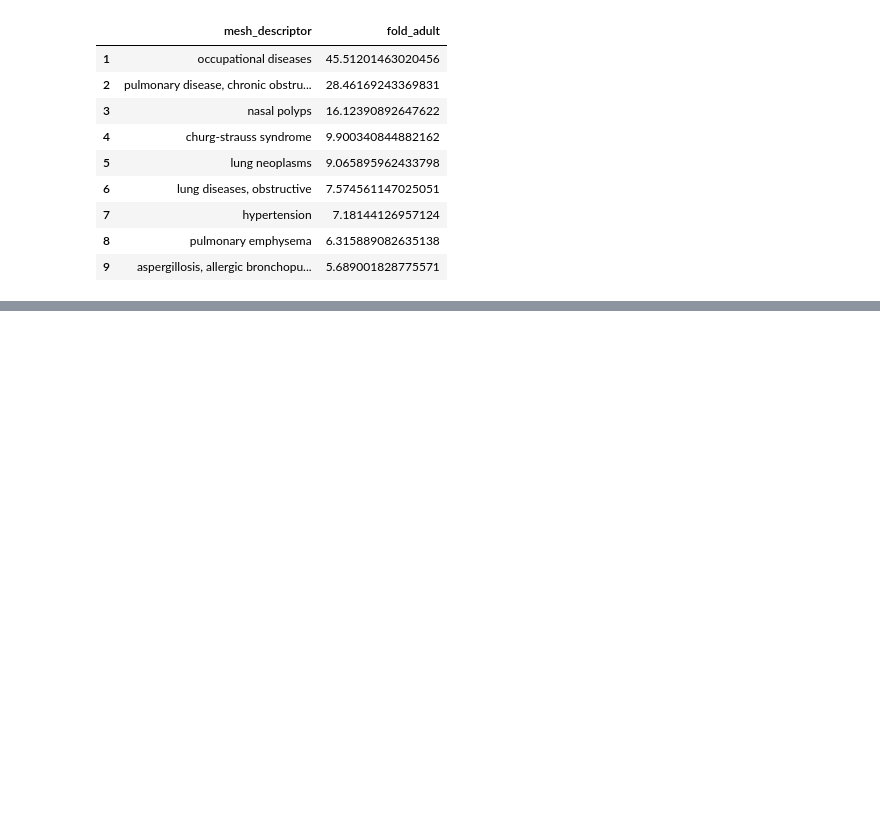
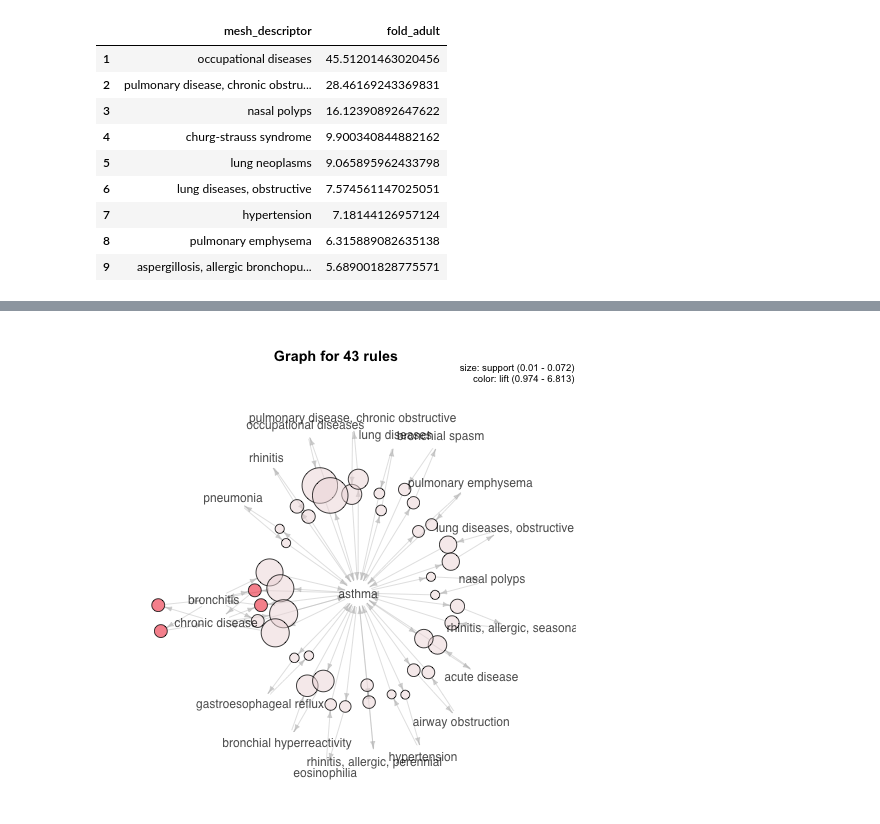
Before and after one commit to jasonk33/PubMedAsthma, a Jupyter notebook: JupyterNotebook.ipynb, the cells around one changed output, grey strips where cells are left out. Cells and saved outputs as stored; diff of their text form; code cells hidden in the pictures; blank space fills up the shorter version.

```diff
--- a/JupyterNotebook.ipynb
+++ b/JupyterNotebook.ipynb
@@ -633,3 +384,9 @@ WARNING: RCall.jl: Warning: Unknown control parameters: k
+# %%
+@suppress_err begin
+    arules_viz(itemsets_adult, "graph")
+end;
+# %% [output]
+[figure, added]
 # %%
 mysql_disconnect(db_ped)
 mysql_disconnect(db_adult)
```
Also changed, not shown: parts of 37 cells of this notebook, 1 other file.
